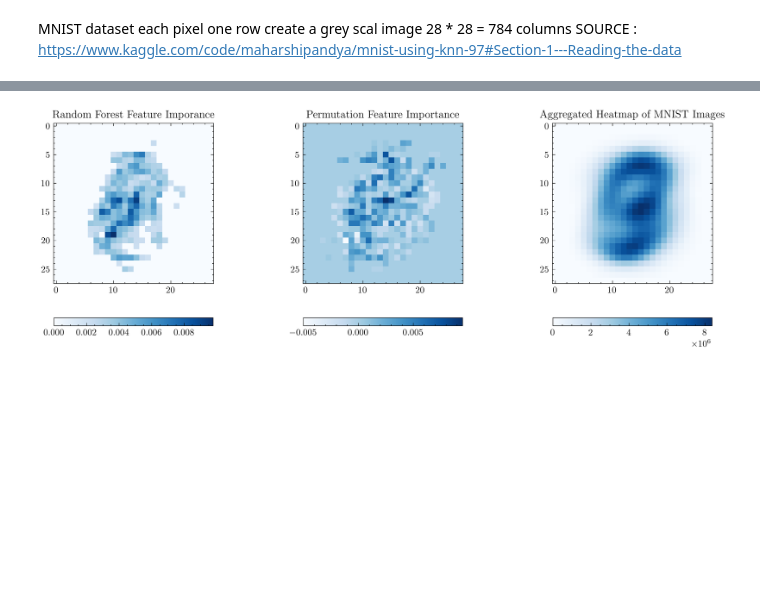
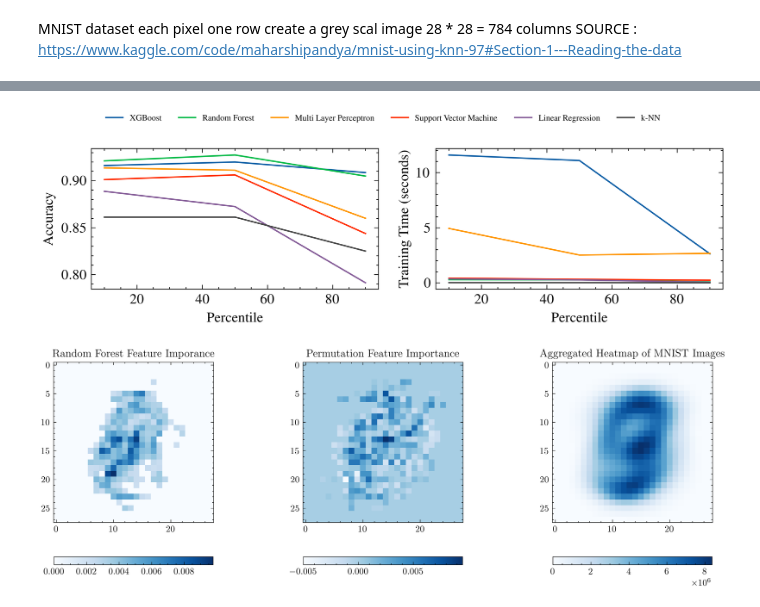
Before and after one commit to Versus-91/blackboxofmachinelearning, a Jupyter notebook: mnist.ipynb, the cells around one changed output, grey strips where cells are left out. Drawn from its saved outputs; the diff is of its cells as text; code cells hidden in the pictures; blank space fills up the shorter version.

```diff
--- a/mnist.ipynb
+++ b/mnist.ipynb
@@ -416,3 +307,77 @@ rf_fi_mean = rf_fi['importances_mean']
+# %%
+with plt.style.context('science'):
+    accuracies = {model_name: [] for model_name in models}
+    training_times = {model_name: [] for model_name in models}
+
+    percentiles = range(10, 99,40)
+
+    fig, axs = plt.subplots(1, 2, figsize=(8, 2))
+    models2 = {
+        'XGBoost': XGBClassifier(),
+        'Random Forest': RandomForestClassifier(),
+        'Multi Layer Perceptron': MLPClassifier(hidden_layer_sizes=(100)),
+        'Support Vector Machine': SVC(kernel='linear'),
+        "Logistic Regression":LogisticRegression(),
+        "k-NN":KNeighborsClassifier(),
+    }
+    for model_name, model in models2.items():
+        for percentile_val in percentiles:
+            if model_name == "Logistic Regression":
+               model_name = "Linear Regression"
+            # Calculate the threshold for the current percentile
+            threshold = np.percentile(pfi_values[0][model_name], percentile_val, axis=0)
+
+            # Identify columns to remove
+            columns_to_remove = np.where(pfi_values[0][model_name] < threshold)[0]
+
+            # Remove columns from X_train
+            X_train_filtered = np.delete(X_train, columns_to_remove, axis=1)
+            X_test_filtered = np.delete(X_test, columns_to_remove, axis=1)
+            scaler = StandardScaler()
+            X_train_scaled = scaler.fit_transform(X_train_filtered)
+            X_test_scaled = scaler.transform(X_test_filtered)
+
+
+            # Train the model
+            start_time = time.time()
+            model.fit(X_train_scaled, y_train)
+            end_time = time.time()
+
+            # Record training time
+            training_times[model_name].append(end_time - start_time)
+
+            # Evaluate the model
+            accuracy = model.score(X_test_scaled, y_test)
+
+            # Record accuracy
+            accuracies[model_name].append(accuracy)
+
+        # Plot accuracies
+        axs[0].plot(percentiles, accuracies[model_name], label=model_name)
+
+        # Plot training times
+        axs[1].plot(percentiles, training_times[model_name], label=model_name)
+
+    # Set titles and labels for the plots
+    axs[0].set_xlabel('Percentile')
+    axs[0].set_ylabel('Accuracy')
+
+    axs[1].set_xlabel('Percentile')
+    axs[1].set_ylabel('Training Time (seconds)')
+    handles_dict = {}
+    for ax in [axs[0],axs[1]]:
+        handles_ax, labels_ax = ax.get_legend_handles_labels()
+        for handle, label in zip(handles_ax, labels_ax):
+            if label not in handles_dict:
+                handles_dict[label] = handle
+
+    plt.subplots_adjust(top=0.8)
+    unique_handles = list(handles_dict.values())
+    unique_labels = list(handles_dict.keys())
+    fig.legend(unique_handles, unique_labels, loc='upper center', ncol=6, fontsize=6)
+    plt.show()
+# %% [output]
+[figure, added]
 # %%
 %matplotlib inline
 import matplotlib
```
Also changed, not shown: parts of 28 cells of this notebook, 1 other file.
